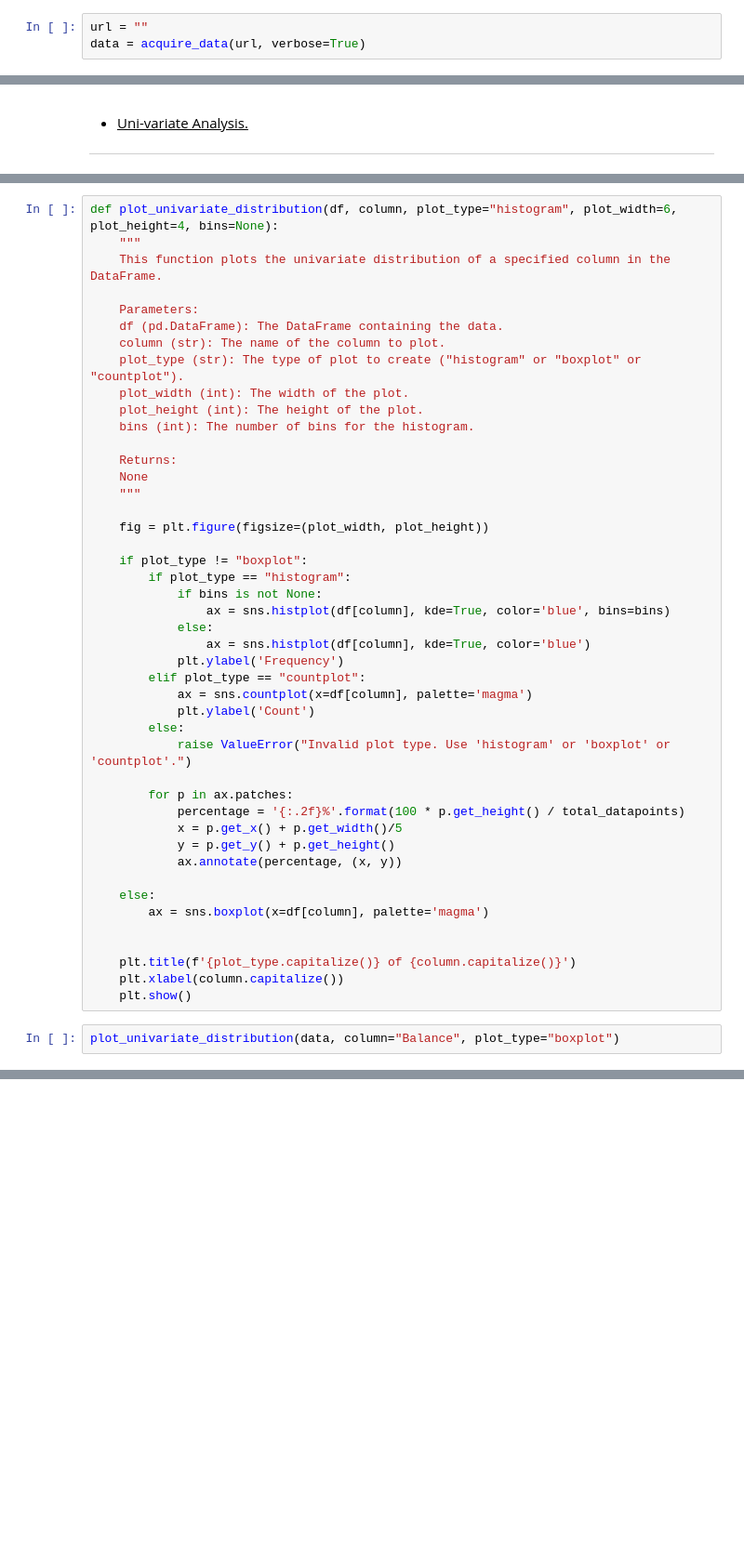
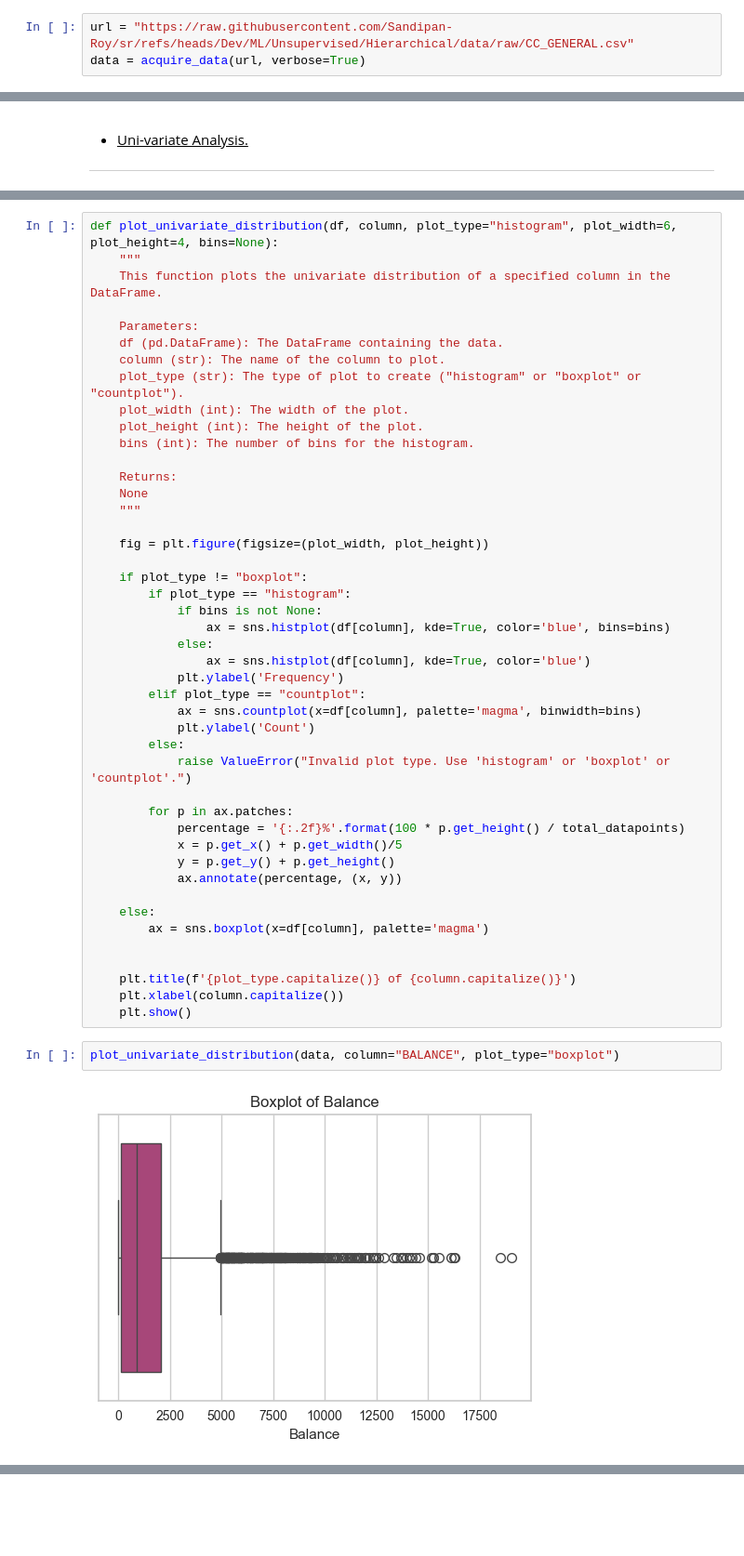
Before and after one commit to Sandipan-Roy/sr, a Jupyter notebook: ML/Unsupervised/Hierarchical/Hierarchical_SandipanRoy_1_20260504.ipynb, the cells around one changed output, grey strips where cells are left out. Shown at 93% size. Saved outputs shown, nothing was run; the diff lists cells and outputs as text; blank space fills up the shorter version.

Commit message:
Hierarchical Clustering Final

```diff
--- a/ML/Unsupervised/Hierarchical/Hierarchical_SandipanRoy_1_20260504.ipynb
+++ b/ML/Unsupervised/Hierarchical/Hierarchical_SandipanRoy_1_20260504.ipynb
@@ -186,5 +221,5 @@ def acquire_data(url, sourceType="csv", verbose=False):
 
     return df
 # %%
-url = ""
+url = "https://raw.githubusercontent.com/Sandipan-Roy/sr/refs/heads/Dev/ML/Unsupervised/Hierarchical/data/raw/CC_GENERAL.csv"
 data = acquire_data(url, verbose=True)
@@ -320,7 +403,7 @@ def plot_univariate_distribution(df, column, plot_type="histogram", plot_width=6
                 ax = sns.histplot(df[column], kde=True, color='blue')
             plt.ylabel('Frequency')
         elif plot_type == "countplot":
-            ax = sns.countplot(x=df[column], palette='magma')
+            ax = sns.countplot(x=df[column], palette='magma', binwidth=bins)
             plt.ylabel('Count')
         else:
             raise ValueError("Invalid plot type. Use 'histogram' or 'boxplot' or 'countplot'.")
@@ -339,7 +422,9 @@ def plot_univariate_distribution(df, column, plot_type="histogram", plot_width=6
     plt.xlabel(column.capitalize())
     plt.show()
 # %%
-plot_univariate_distribution(data, column="Balance", plot_type="boxplot")
+plot_univariate_distribution(data, column="BALANCE", plot_type="boxplot")
+# %% [output]
+[figure, added]
 # %% [markdown]
 ---
 <a name = Section2></a>
```
Also changed, not shown: parts of 99 cells of this notebook, 4 other files.
